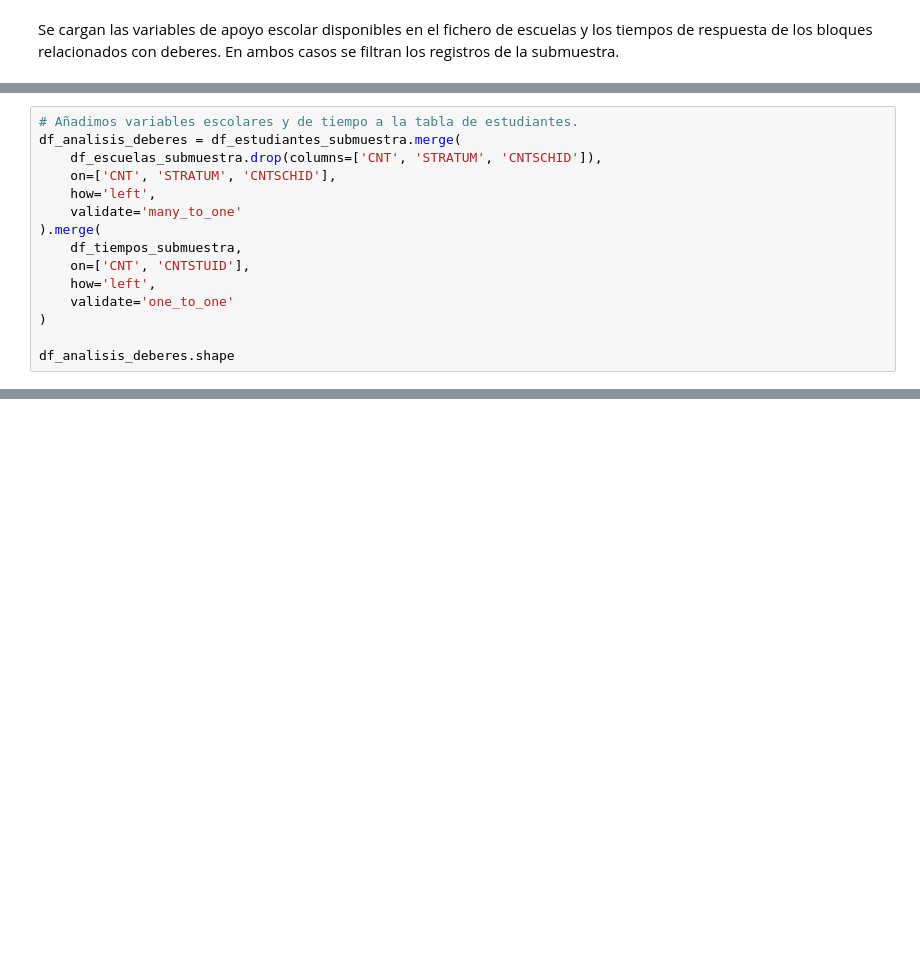
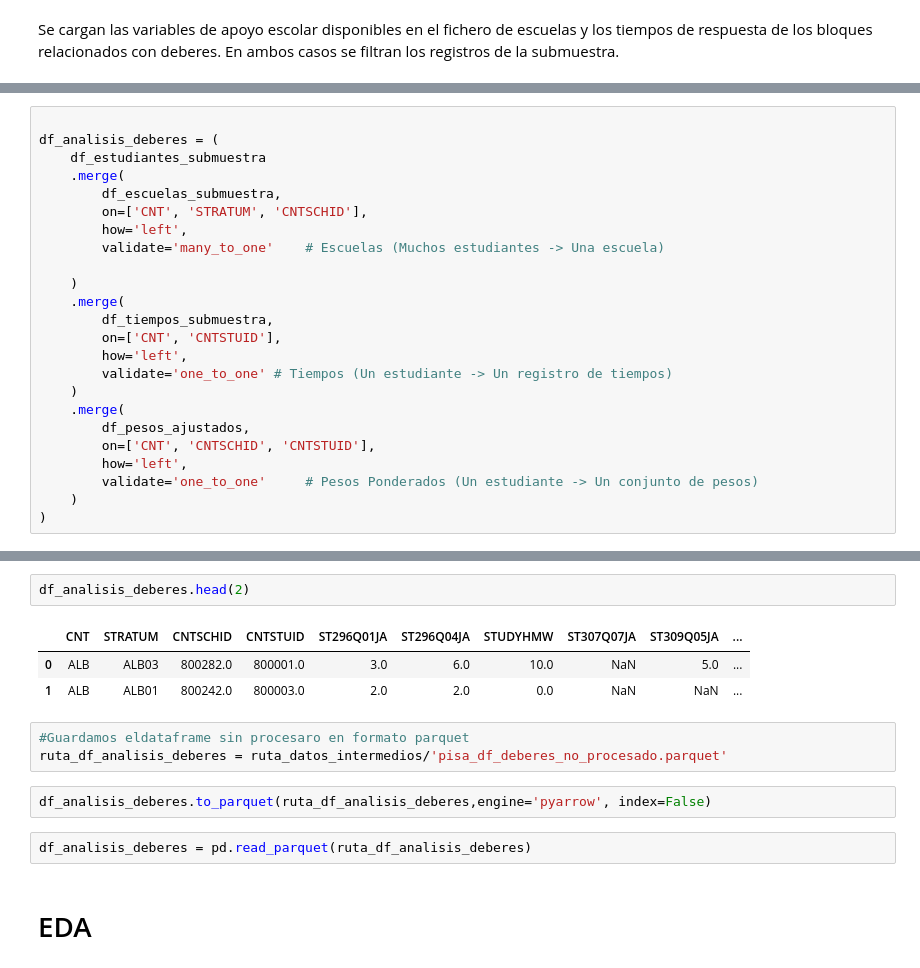
Before and after one commit to musero55/tfm_data_science, a Jupyter notebook: notebooks/fase_1_data_ingestion_eda/01_procesamiento_deberes_PISA.ipynb, the cells around one changed output, grey strips where cells are left out. Cells and saved outputs as stored; diff of their text form; blank space fills up the shorter version.

```diff
--- a/notebooks/fase_1_data_ingestion_eda/01_procesamiento_deberes_PISA.ipynb
+++ b/notebooks/fase_1_data_ingestion_eda/01_procesamiento_deberes_PISA.ipynb
@@ -239,15 +301,24 @@ df_tiempos_submuestra.shape
 # %%
-# Añadimos variables escolares y de tiempo a la tabla de estudiantes.
-df_analisis_deberes = df_estudiantes_submuestra.merge(
-    df_escuelas_submuestra.drop(columns=['CNT', 'STRATUM', 'CNTSCHID']),
-    on=['CNT', 'STRATUM', 'CNTSCHID'],
-    how='left',
-    validate='many_to_one'
-).merge(
-    df_tiempos_submuestra,
-    on=['CNT', 'CNTSTUID'],
-    how='left',
-    validate='one_to_one'
+
+df_analisis_deberes = (
+    df_estudiantes_submuestra
+    .merge(
+        df_escuelas_submuestra,
+        on=['CNT', 'STRATUM', 'CNTSCHID'],
+        how='left',
+        validate='many_to_one'    # Escuelas (Muchos estudiantes -> Una escuela)
+
+    )
+    .merge(
+        df_tiempos_submuestra,
+        on=['CNT', 'CNTSTUID'],
+        how='left',
+        validate='one_to_one' # Tiempos (Un estudiante -> Un registro de tiempos)
+    )
+    .merge(
+        df_pesos_ajustados,
+        on=['CNT', 'CNTSCHID', 'CNTSTUID'],
+        how='left',
+        validate='one_to_one'     # Pesos Ponderados (Un estudiante -> Un conjunto de pesos)
+    )
 )
-
-df_analisis_deberes.shape
@@ -255,0 +345,15 @@ Lo que tengo que hacer esl coger los pesos de senado y los de W_FSWT ajustados y
+# %%
+df_analisis_deberes.head(2)
+# %% [output]
+|  | CNT | STRATUM | CNTSCHID | CNTSTUID | ST296Q01JA | ST296Q04JA | STUDYHMW | ST307Q07JA | ST309Q05JA | ... |
+| 0 | ALB | ALB03 | 800282.0 | 800001.0 | 3.0 | 6.0 | 10.0 | NaN | 5.0 | ... |
+| 1 | ALB | ALB01 | 800242.0 | 800003.0 | 2.0 | 2.0 | 0.0 | NaN | NaN | ... |
+# %%
+#Guardamos eldataframe sin procesaro en formato parquet
+ruta_df_analisis_deberes = ruta_datos_intermedios/'pisa_df_deberes_no_procesado.parquet'
+# %%
+df_analisis_deberes.to_parquet(ruta_df_analisis_deberes,engine='pyarrow', index=False)
+# %%
+df_analisis_deberes = pd.read_parquet(ruta_df_analisis_deberes)
+# %% [markdown]
+# EDA
```
Also changed, not shown: parts of 26 cells of this notebook, 2 other files.
